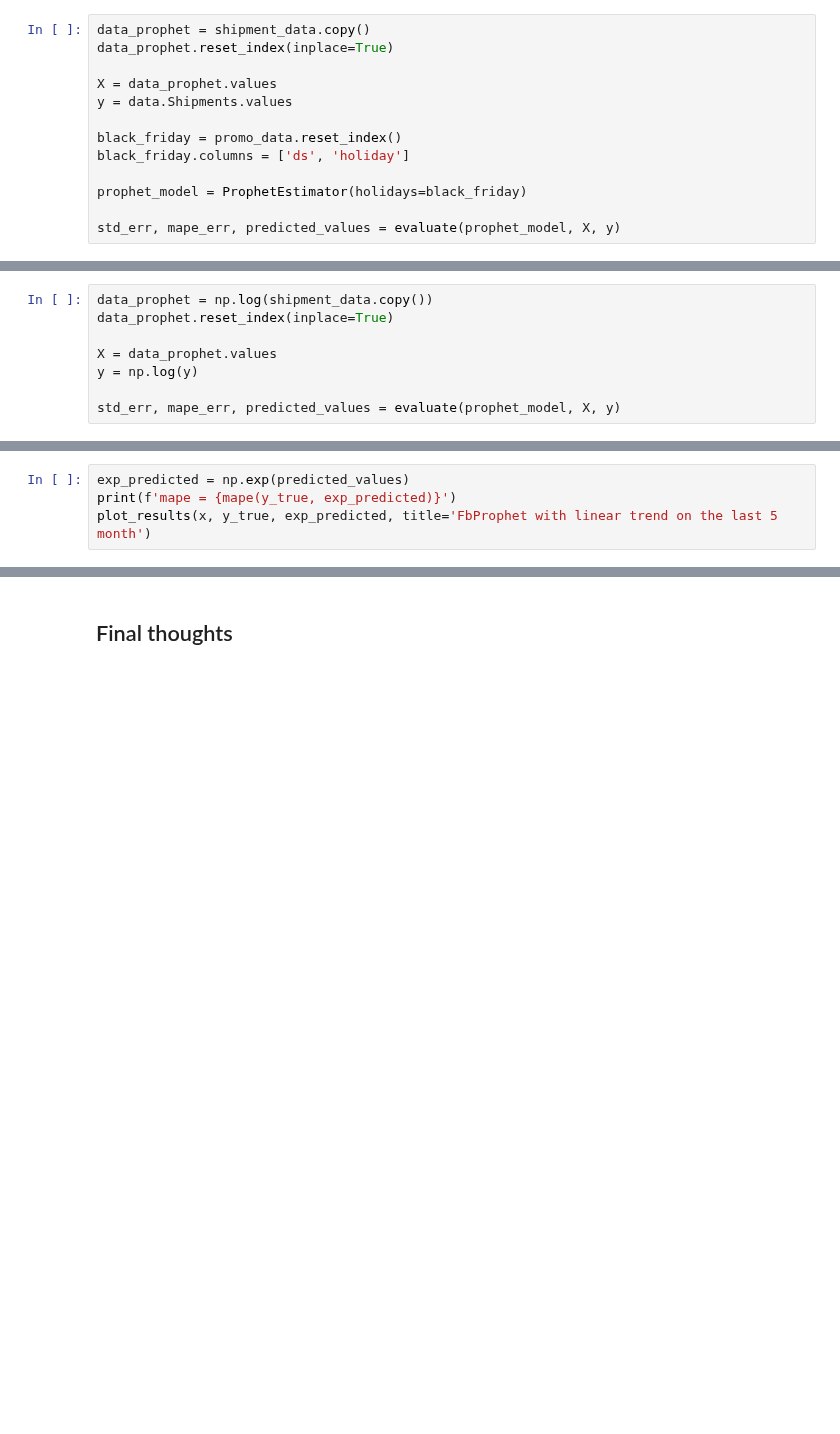
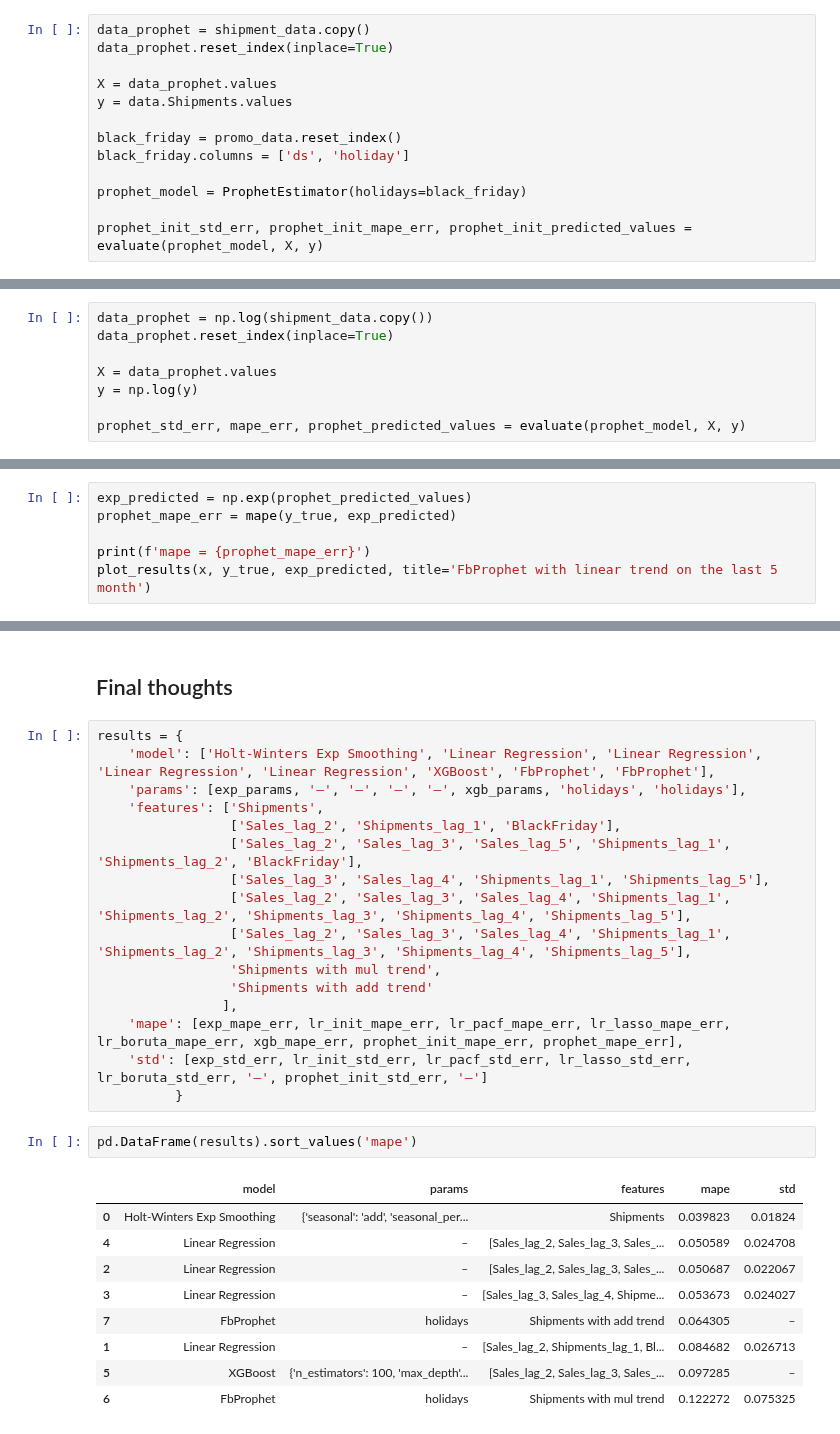
Before and after one commit to Dosann/Time-series-forecast, a Jupyter notebook: shipment_forecast.ipynb, the cells around one changed output, grey strips where cells are left out. Cells and saved outputs as stored; diff of their text form; blank space fills up the shorter version.

Commit message:
generalized the results

```diff
--- a/shipment_forecast.ipynb
+++ b/shipment_forecast.ipynb
@@ -711,7 +719,7 @@ black_friday.columns = ['ds', 'holiday']
 
 prophet_model = ProphetEstimator(holidays=black_friday)
 
-std_err, mape_err, predicted_values = evaluate(prophet_model, X, y)
+prophet_init_std_err, prophet_init_mape_err, prophet_init_predicted_values = evaluate(prophet_model, X, y)
 # %% [output]
 Initial log joint probability = -50.6869
 Iteration  1. Log joint probability =    29.9455. Improved by 80.6324.
@@ -746,7 +754,7 @@ data_prophet.reset_index(inplace=True)
 X = data_prophet.values
 y = np.log(y)
 
-std_err, mape_err, predicted_values = evaluate(prophet_model, X, y)
+prophet_std_err, mape_err, prophet_predicted_values = evaluate(prophet_model, X, y)
 # %% [output]
 Initial log joint probability = -50.528
 Iteration  1. Log joint probability =    22.4007. Improved by 72.9287.
@@ -766,14 +774,44 @@ Iteration 102. Log joint probability =    119.368. Improved by 1.92128e-08.
 Iteration 103. Log joint probability =    119.368. Improved by 2.34729e-08.
 Iteration 104. Log joint probability =    119.368. Improved by 5.91828e-09.
 # %%
-exp_predicted = np.exp(predicted_values)
-print(f'mape = {mape(y_true, exp_predicted)}')
+exp_predicted = np.exp(prophet_predicted_values)
+prophet_mape_err = mape(y_true, exp_predicted)
+
+print(f'mape = {prophet_mape_err}')
 plot_results(x, y_true, exp_predicted, title='FbProphet with linear trend on the last 5 month')
 # %% [output]
 mape = 0.06430471917441065
 [figure]
 # %% [markdown]
 ## Final thoughts
+# %%
+results = {
+    'model': ['Holt-Winters Exp Smoothing', 'Linear Regression', 'Linear Regression', 'Linear Regression', 'Linear Regression', 'XGBoost', 'FbProphet', 'FbProphet'],
+    'params': [exp_params, '–', '–', '–', '–', xgb_params, 'holidays', 'holidays'],
+    'features': ['Shipments',
+                 ['Sales_lag_2', 'Shipments_lag_1', 'BlackFriday'],
+                 ['Sales_lag_2', 'Sales_lag_3', 'Sales_lag_5', 'Shipments_lag_1', 'Shipments_lag_2', 'BlackFriday'],
+                 ['Sales_lag_3', 'Sales_lag_4', 'Shipments_lag_1', 'Shipments_lag_5'],
+                 ['Sales_lag_2', 'Sales_lag_3', 'Sales_lag_4', 'Shipments_lag_1', 'Shipments_lag_2', 'Shipments_lag_3', 'Shipments_lag_4', 'Shipments_lag_5'],
+                 ['Sales_lag_2', 'Sales_lag_3', 'Sales_lag_4', 'Shipments_lag_1', 'Shipments_lag_2', 'Shipments_lag_3', 'Shipments_lag_4', 'Shipments_lag_5'],
+                 'Shipments with mul trend',
+                 'Shipments with add trend'
+                ],
+    'mape': [exp_mape_err, lr_init_mape_err, lr_pacf_mape_err, lr_lasso_mape_err, lr_boruta_mape_err, xgb_mape_err, prophet_init_mape_err, prophet_mape_err],
+    'std': [exp_std_err, lr_init_std_err, lr_pacf_std_err, lr_lasso_std_err, lr_boruta_std_err, '–', prophet_init_std_err, '–']
+          }
+# %%
+pd.DataFrame(results).sort_values('mape')
+# %% [output]
+|  | model | params | features | mape | std |
+| 0 | Holt-Winters Exp Smoothing | {'seasonal': 'add', 'seasonal_per... | Shipments | 0.039823 | 0.01824 |
+| 4 | Linear Regression | – | [Sales_lag_2, Sales_lag_3, Sales_... | 0.050589 | 0.024708 |
+| 2 | Linear Regression | – | [Sales_lag_2, Sales_lag_3, Sales_... | 0.050687 | 0.022067 |
+| 3 | Linear Regression | – | [Sales_lag_3, Sales_lag_4, Shipme... | 0.053673 | 0.024027 |
+| 7 | FbProphet | holidays | Shipments with add trend | 0.064305 | – |
+| 1 | Linear Regression | – | [Sales_lag_2, Shipments_lag_1, Bl... | 0.084682 | 0.026713 |
+| 5 | XGBoost | {'n_estimators': 100, 'max_depth'... | [Sales_lag_2, Sales_lag_3, Sales_... | 0.097285 | – |
+| 6 | FbProphet | holidays | Shipments with mul trend | 0.122272 | 0.075325 |
 # %% [markdown]
 So let's generalize the results.<br>
 - **Holt-Winters Exponential Smoothing with $\alpha$ = 0.1, $\beta$ = 0.9 and $\gamma$ = 0.5**
```
Also changed, not shown: parts of 18 cells of this notebook.
